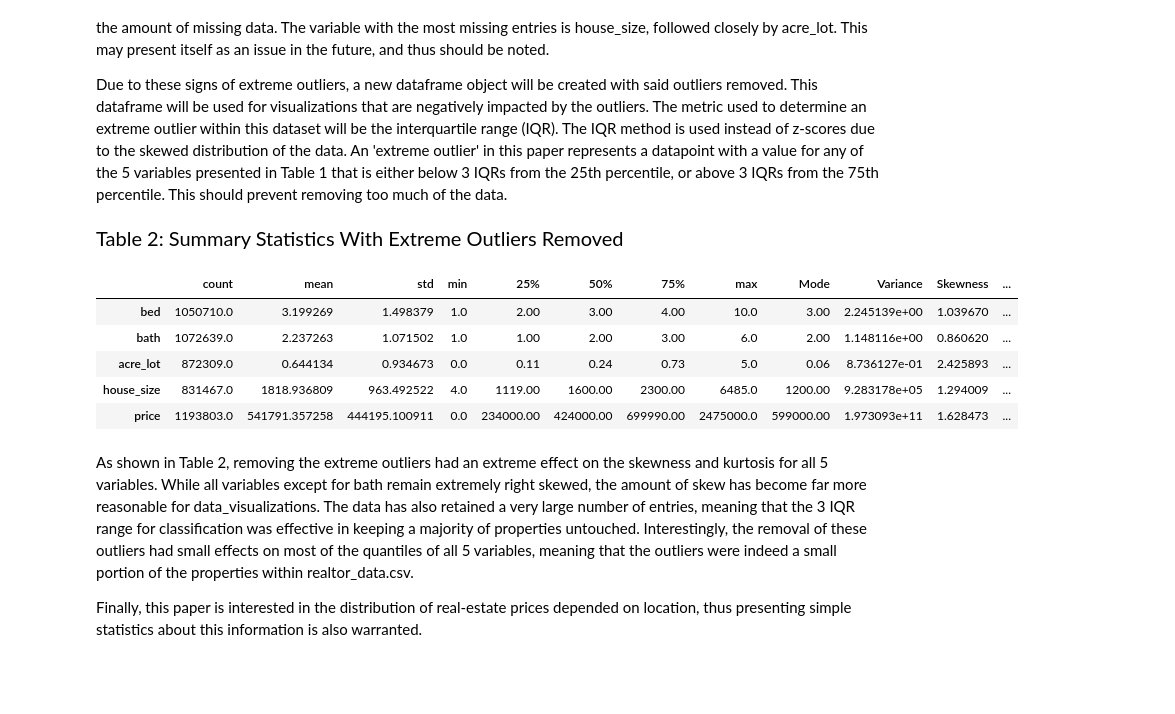
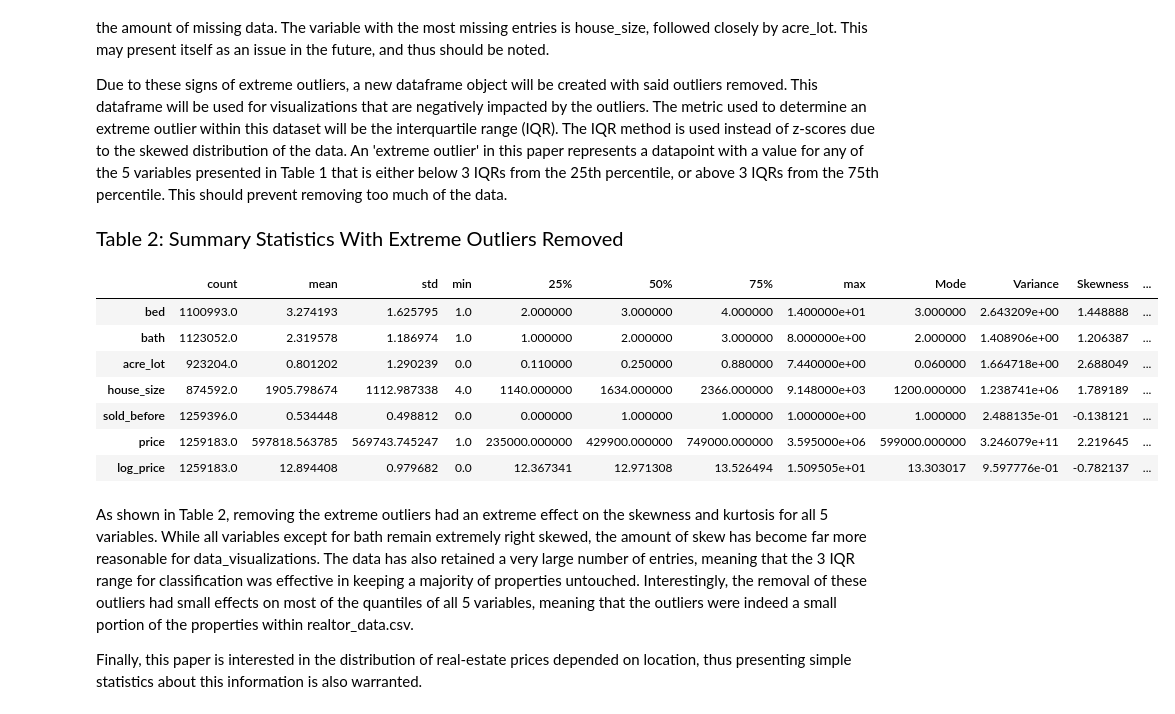
Before and after one commit to ECO225-W2024/project-one-code-S-O-Ahn, a Jupyter notebook: Project 1.ipynb, the cells around one changed output. Cells and saved outputs as stored; diff of their text form; code cells hidden in the pictures; blank space fills up the shorter version.

```diff
--- a/Project 1.ipynb
+++ b/Project 1.ipynb
@@ -42,0 +22,7 @@ print(str(len(df)) + " entries")
+# %%
+#Adding a dummy variable representing if a house has been sold before
+df["sold_before"]=np.where(df.prev_sold_date.isnull(),0,1)
+#creating new column in dataframe represinting log price values
+df['price'] = df['price'].apply(lambda x: np.nan if x <= 0 else x)
+df['log_price'] = np.log(df['price'])
+df.head()
@@ -47,13 +40,16 @@ These data include 11 columns, with 1401066 rows. The columns can be broken into
 # %%
 #printing summary statistics for numerical columns
-additional_stats = {
-    'Mode': df[['bed','bath','acre_lot','house_size','price']].mode().iloc[0],
-    'Variance': df[['bed','bath','acre_lot','house_size','price']].var(),
-    'Skewness': df[['bed','bath','acre_lot','house_size','price']].skew(),
-    'Kurtosis': df[['bed','bath','acre_lot','house_size','price']].kurtosis()
-}
+def additional_stats(data_fr):
+    additional_st ={
+    'Mode': data_fr[['bed','bath','acre_lot','house_size','sold_before','price','log_price']].mode().iloc[0],
+    'Variance': data_fr[['bed','bath','acre_lot','house_size','sold_before','price','log_price']].var(),
+    'Skewness': data_fr[['bed','bath','acre_lot','house_size','sold_before','price','log_price']].skew(),
+    'Kurtosis': data_fr[['bed','bath','acre_lot','house_size','sold_before','price','log_price']].kurtosis()
+    }
+    return(additional_st)
 
-summary_stats = pd.concat([df[['bed','bath','acre_lot','house_size','price']].describe(), pd.DataFrame(additional_stats).T])
+
+summary_stats = pd.concat([df[['bed','bath','acre_lot','house_size','sold_before','price','log_price']].describe(), pd.DataFrame(additional_stats(df)).T])
 
 display(HTML('<div style="font-size: 20px">Table 1: Summary Statistics of Data</div>'))
 display(summary_stats.T)
@@ -72,37 +70,32 @@ Due to these signs of extreme outliers, a new dataframe object will be created w
 # %%
 #identifying which variables we would like to remove outliers for
 columns_to_remove_outliers = {'bed','bath','acre_lot','price','house_size'}
 
 #we create a version of our data without extreme outliers for plotting
 data = df.copy()
 
 for column in columns_to_remove_outliers:
     Q1 = df[column].quantile(0.25)
     Q3 = df[column].quantile(0.75)
     IQR = Q3 - Q1
-    outliers_iqr = (df[column] < (Q1 - 3 * IQR)) | (df[column] > (Q3 + 3 * IQR))
+    outliers_iqr = (df[column] < (Q1 - 5 * IQR)) | (df[column] > (Q3 + 5 * IQR))
     data = data.loc[~outliers_iqr]
 
 #printing summary statistics for new cropped data
-additional_stats_no_outliers = {
-    'Mode': data[['bed','bath','acre_lot','house_size','price']].mode().iloc[0],
-    'Variance': data[['bed','bath','acre_lot','house_size','price']].var(),
-    'Skewness': data[['bed','bath','acre_lot','house_size','price']].skew(),
-    'Kurtosis': data[['bed','bath','acre_lot','house_size','price']].kurtosis()
-}
-
-summary_stats_no_outliers = pd.concat([data[['bed','bath','acre_lot','house_size','price']].describe(), pd.DataFrame(additional_stats_no_outliers).T])
+summary_stats_no_outliers = pd.concat([data[['bed','bath','acre_lot','house_size','sold_before','price','log_price']].describe(), pd.DataFrame(additional_stats(data)).T])
 
 display(HTML('<div style="font-size: 20px">Table 2: Summary Statistics With Extreme Outliers Removed</div>'))
 display(summary_stats_no_outliers.T)
 # %% [output]
 Table 2: Summary Statistics With Extreme Outliers Removed
 |  | count | mean | std | min | 25% | 50% | 75% | max | Mode | Variance | Skewness | ... |
-| bed | 1050710.0 | 3.199269 | 1.498379 | 1.0 | 2.00 | 3.00 | 4.00 | 10.0 | 3.00 | 2.245139e+00 | 1.039670 | ... |
-| bath | 1072639.0 | 2.237263 | 1.071502 | 1.0 | 1.00 | 2.00 | 3.00 | 6.0 | 2.00 | 1.148116e+00 | 0.860620 | ... |
-| acre_lot | 872309.0 | 0.644134 | 0.934673 | 0.0 | 0.11 | 0.24 | 0.73 | 5.0 | 0.06 | 8.736127e-01 | 2.425893 | ... |
-| house_size | 831467.0 | 1818.936809 | 963.492522 | 4.0 | 1119.00 | 1600.00 | 2300.00 | 6485.0 | 1200.00 | 9.283178e+05 | 1.294009 | ... |
-| price | 1193803.0 | 541791.357258 | 444195.100911 | 0.0 | 234000.00 | 424000.00 | 699990.00 | 2475000.0 | 599000.00 | 1.973093e+11 | 1.628473 | ... |
+| bed | 1100993.0 | 3.274193 | 1.625795 | 1.0 | 2.000000 | 3.000000 | 4.000000 | 1.400000e+01 | 3.000000 | 2.643209e+00 | 1.448888 | ... |
+| bath | 1123052.0 | 2.319578 | 1.186974 | 1.0 | 1.000000 | 2.000000 | 3.000000 | 8.000000e+00 | 2.000000 | 1.408906e+00 | 1.206387 | ... |
+| acre_lot | 923204.0 | 0.801202 | 1.290239 | 0.0 | 0.110000 | 0.250000 | 0.880000 | 7.440000e+00 | 0.060000 | 1.664718e+00 | 2.688049 | ... |
+| house_size | 874592.0 | 1905.798674 | 1112.987338 | 4.0 | 1140.000000 | 1634.000000 | 2366.000000 | 9.148000e+03 | 1200.000000 | 1.238741e+06 | 1.789189 | ... |
+| sold_before | 1259396.0 | 0.534448 | 0.498812 | 0.0 | 0.000000 | 1.000000 | 1.000000 | 1.000000e+00 | 1.000000 | 2.488135e-01 | -0.138121 | ... |
+| price | 1259183.0 | 597818.563785 | 569743.745247 | 1.0 | 235000.000000 | 429900.000000 | 749000.000000 | 3.595000e+06 | 599000.000000 | 3.246079e+11 | 2.219645 | ... |
+| log_price | 1259183.0 | 12.894408 | 0.979682 | 0.0 | 12.367341 | 12.971308 | 13.526494 | 1.509505e+01 | 13.303017 | 9.597776e-01 | -0.782137 | ... |
 # %% [markdown]
 As shown in Table 2, removing the extreme outliers had an extreme effect on the skewness and kurtosis for all 5 variables. While all variables except for bath remain extremely right skewed, the amount of skew has become far more reasonable for data_visualizations. The data has also retained a very large number of entries, meaning that the 3 IQR range for classification was effective in keeping a majority of properties untouched. Interestingly, the removal of these outliers had small effects on most of the quantiles of all 5 variables, meaning that the outliers were indeed a small portion of the properties within realtor_data.csv.
 
```
Also changed, not shown: parts of 16 cells of this notebook.
